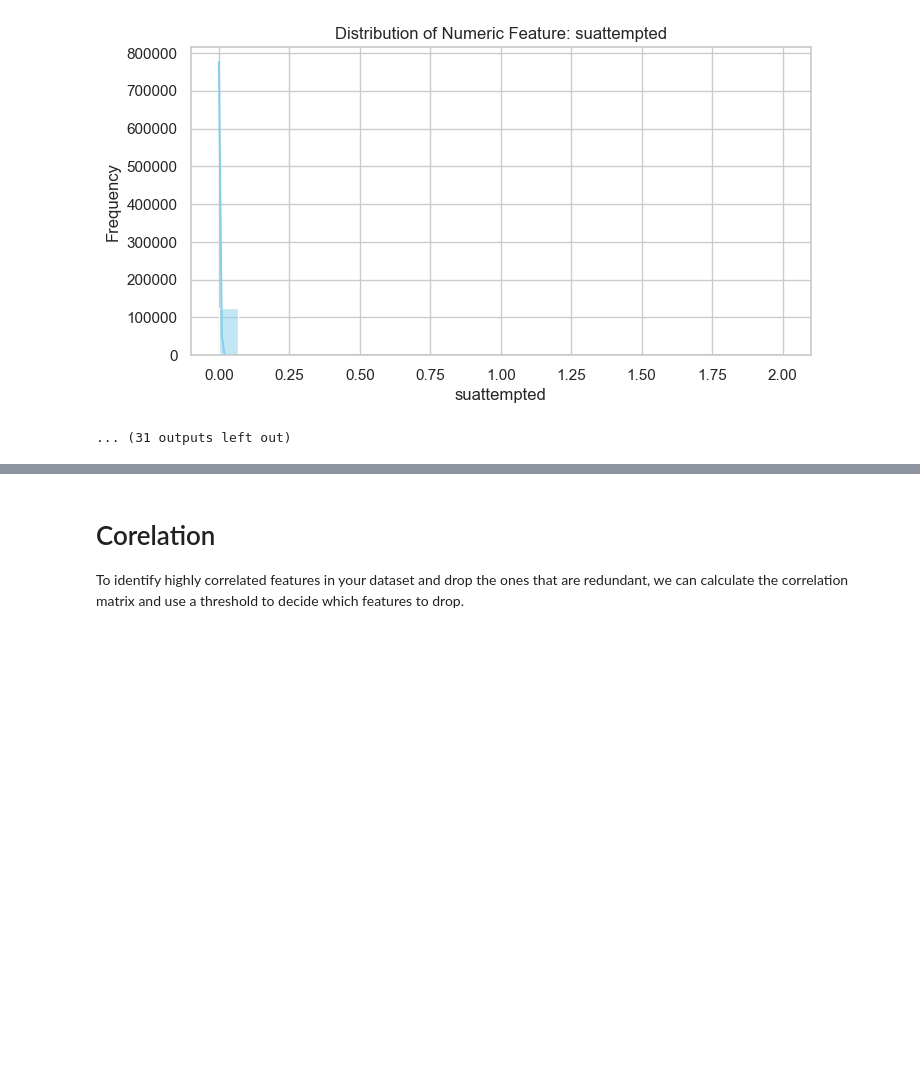
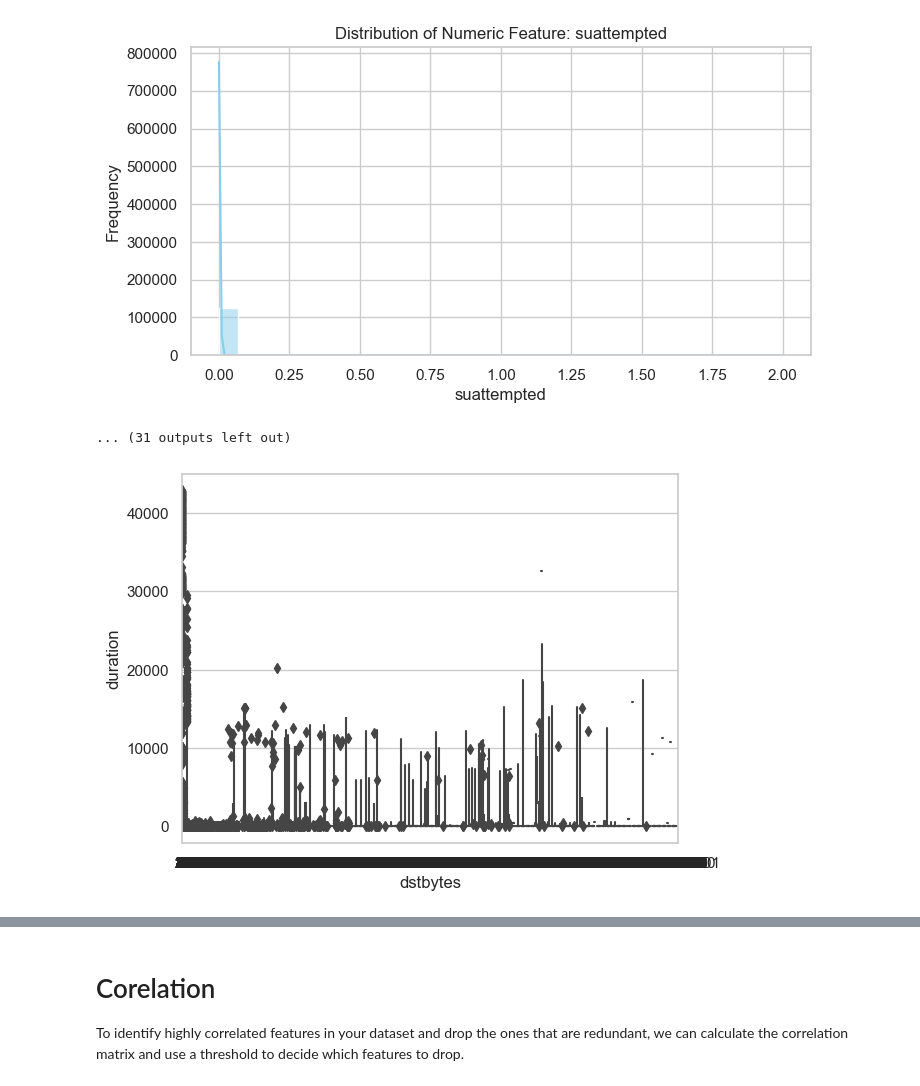
Before and after one commit to itsani4u/Network-Anomaly-Detection, a Jupyter notebook: experiments/Supervised Learning Models and Evaluations.ipynb, the cells around one changed output, grey strips where cells are left out. Cells and saved outputs as stored; diff of their text form; code cells hidden in the pictures; blank space fills up the shorter version.

```diff
--- a/experiments/Supervised Learning Models and Evaluations.ipynb
+++ b/experiments/Supervised Learning Models and Evaluations.ipynb
@@ -187,3 +187,8 @@ plot_distributions(df)
 [figure]
 [figure]
 ... (31 outputs left out)
+# %%
+sns.boxplot(x=df['dstbytes'], y=df['duration'])
+plt.show()
+# %% [output]
+[figure, added]
```
Also changed, not shown: parts of 1 cell of this notebook, 1 other file.
